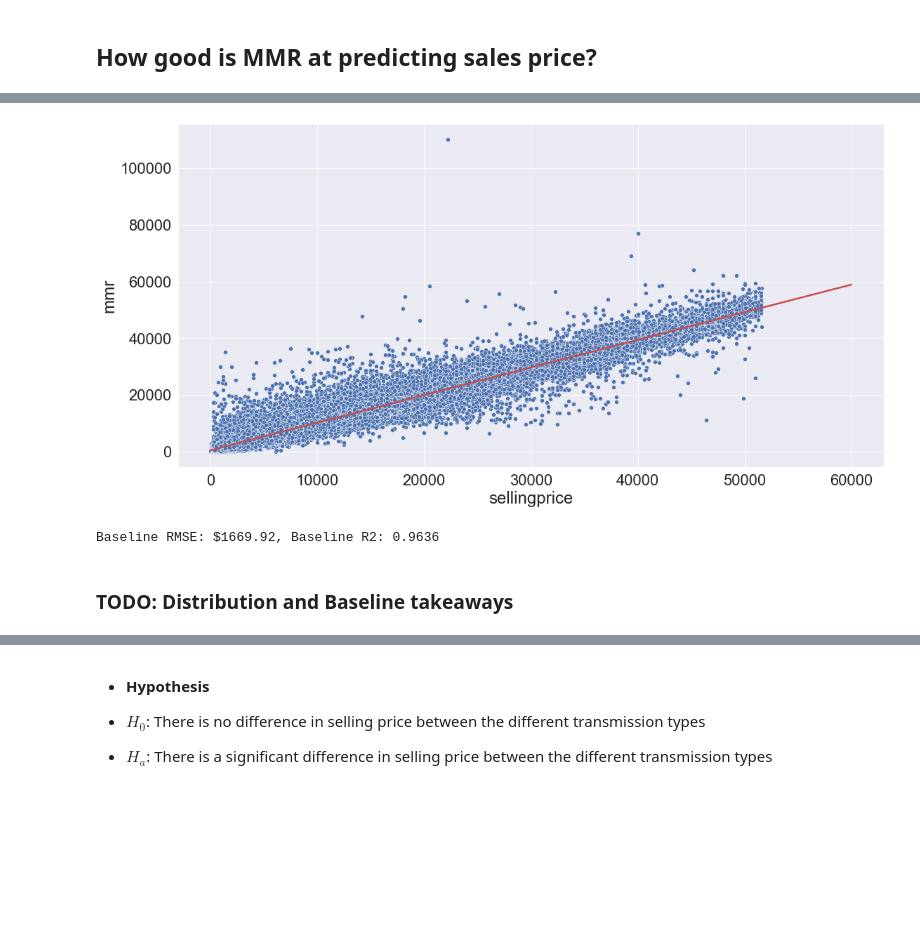
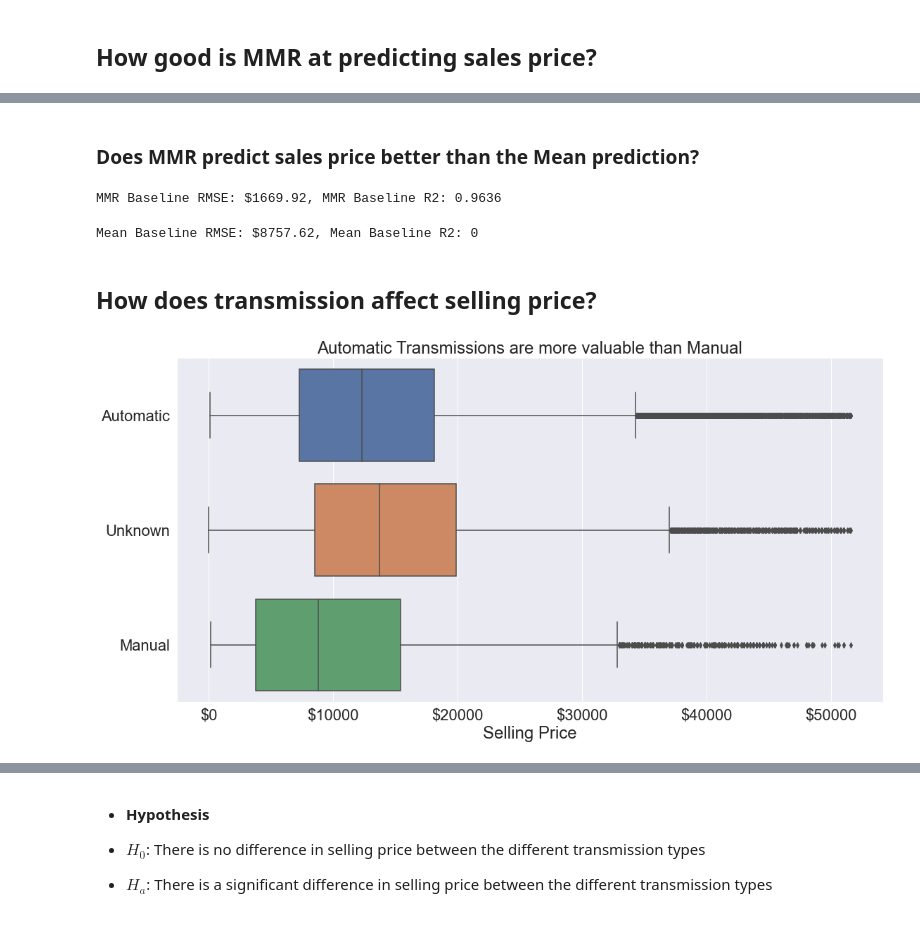
Before and after one commit to DanChurchill/car_price_predictor, a Jupyter notebook: final_report.ipynb, the cells around one changed output, grey strips where cells are left out. Drawn from its saved outputs; the diff is of its cells as text; code cells hidden in the pictures; blank space fills up the shorter version.

```diff
--- a/final_report.ipynb
+++ b/final_report.ipynb
@@ -157,12 +210,24 @@ The Manheim Market Report (MMR) is a valuation guide that provides prices for us
+# %% [markdown]
+### Does MMR predict sales price better than the Mean prediction?
+# %%
+# Determine Error of MMR's model
+rmse_mmr = round(mean_squared_error(train.sellingprice, train.mmr, squared=False),2)
+r2_mmr = round(r2_score(train.sellingprice, train.mmr),4)
+print(f'MMR Baseline RMSE: ${rmse_mmr}, MMR Baseline R2: {r2_mmr}')
+# %% [output]
+MMR Baseline RMSE: $1669.92, MMR Baseline R2: 0.9636
+# %%
+# Determine Baseline
+train['baseline'] = train.sellingprice.mean()
+rmse_baseline = round(mean_squared_error(train.sellingprice, train.baseline, squared=False),2)
+r2_baseline = round(r2_score(train.sellingprice, train.baseline))
+print(f'Mean Baseline RMSE: ${rmse_baseline}, Mean Baseline R2: {r2_baseline}')
+train.drop(columns=['baseline'],inplace=True)
+# %% [output]
+Mean Baseline RMSE: $8757.62, Mean Baseline R2: 0
+# %% [markdown]
+## How does transmission affect selling price?
 # %%
-viz.mmr_plot(train)
+viz.transmission_plot(train)
 # %% [output]
-[figure, old version]
+[figure, new version]
-# %%
-rmse_mmr = round(mean_squared_error(train.sellingprice, train.mmr, squared=False),2)
-r2_mmr = round(r2_score(train.sellingprice, train.mmr),4)
-print(f'Baseline RMSE: ${rmse_mmr}, Baseline R2: {r2_mmr}')
-# %% [output]
-Baseline RMSE: $1669.92, Baseline R2: 0.9636
-# %% [markdown]
-### TODO:  Distribution and Baseline takeaways
```
Also changed, not shown: parts of 93 cells of this notebook, 2 other files.
